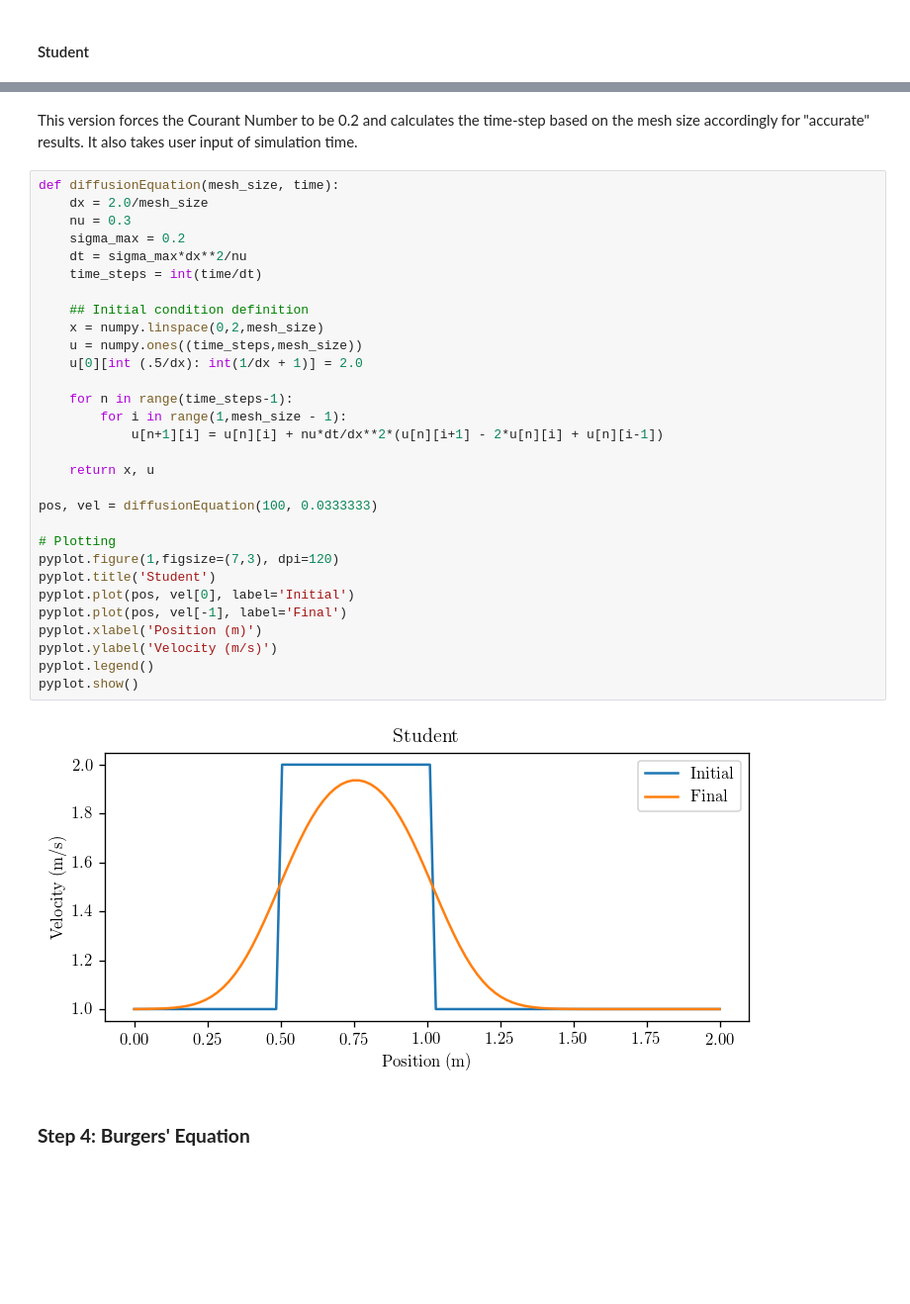
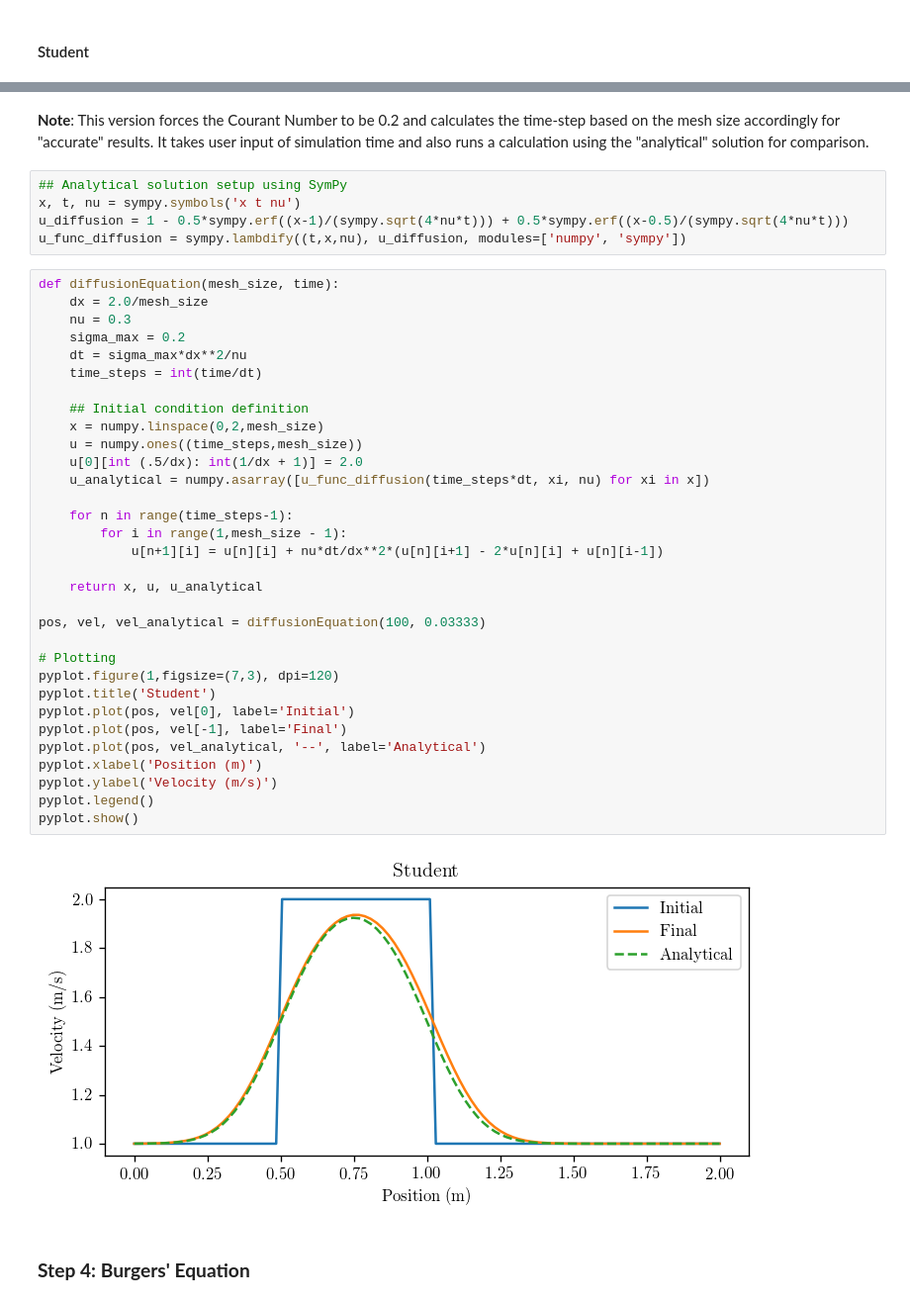
Before and after one commit to GodotMisogi/CFDCodes, a Jupyter notebook: CFDPython.ipynb, the cells around one changed output, grey strips where cells are left out. Shown at 99% size. Saved outputs shown, nothing was run; the diff lists cells and outputs as text; blank space fills up the shorter version.

```diff
--- a/CFDPython.ipynb
+++ b/CFDPython.ipynb
@@ -254,37 +299,44 @@ pyplot.show()
 # %% [markdown]
-This version forces the Courant Number to be 0.2 and calculates the time-step based on the mesh size accordingly for "accurate" results. It also takes user input of simulation time.
+__Note__: This version forces the Courant Number to be 0.2 and calculates the time-step based on the mesh size accordingly for "accurate" results. It takes user input of simulation time and also runs a calculation using the "analytical" solution for comparison.
+# %%
+## Analytical solution setup using SymPy
+x, t, nu = sympy.symbols('x t nu')
+u_diffusion = 1 - 0.5*sympy.erf((x-1)/(sympy.sqrt(4*nu*t))) + 0.5*sympy.erf((x-0.5)/(sympy.sqrt(4*nu*t)))
+u_func_diffusion = sympy.lambdify((t,x,nu), u_diffusion, modules=['numpy', 'sympy'])
 # %%
 def diffusionEquation(mesh_size, time):
     dx = 2.0/mesh_size
     nu = 0.3
     sigma_max = 0.2
     dt = sigma_max*dx**2/nu
     time_steps = int(time/dt)
 
     ## Initial condition definition
     x = numpy.linspace(0,2,mesh_size)
     u = numpy.ones((time_steps,mesh_size))
     u[0][int (.5/dx): int(1/dx + 1)] = 2.0
+    u_analytical = numpy.asarray([u_func_diffusion(time_steps*dt, xi, nu) for xi in x])
 
     for n in range(time_steps-1):
         for i in range(1,mesh_size - 1):
             u[n+1][i] = u[n][i] + nu*dt/dx**2*(u[n][i+1] - 2*u[n][i] + u[n][i-1])
 
-    return x, u
+    return x, u, u_analytical
 
-pos, vel = diffusionEquation(100, 0.0333333)
+pos, vel, vel_analytical = diffusionEquation(100, 0.03333)
 
 # Plotting
 pyplot.figure(1,figsize=(7,3), dpi=120)
 pyplot.title('Student')
 pyplot.plot(pos, vel[0], label='Initial')
 pyplot.plot(pos, vel[-1], label='Final')
+pyplot.plot(pos, vel_analytical, '--', label='Analytical')
 pyplot.xlabel('Position (m)')
 pyplot.ylabel('Velocity (m/s)')
 pyplot.legend()
 pyplot.show()
 # %% [output]
-[figure, old version]
+[figure, new version]
 # %% [markdown]
 ### **Step 4: Burgers' Equation**
 # %% [markdown]
```
Also changed, not shown: parts of 11 cells of this notebook, 1 other file.
